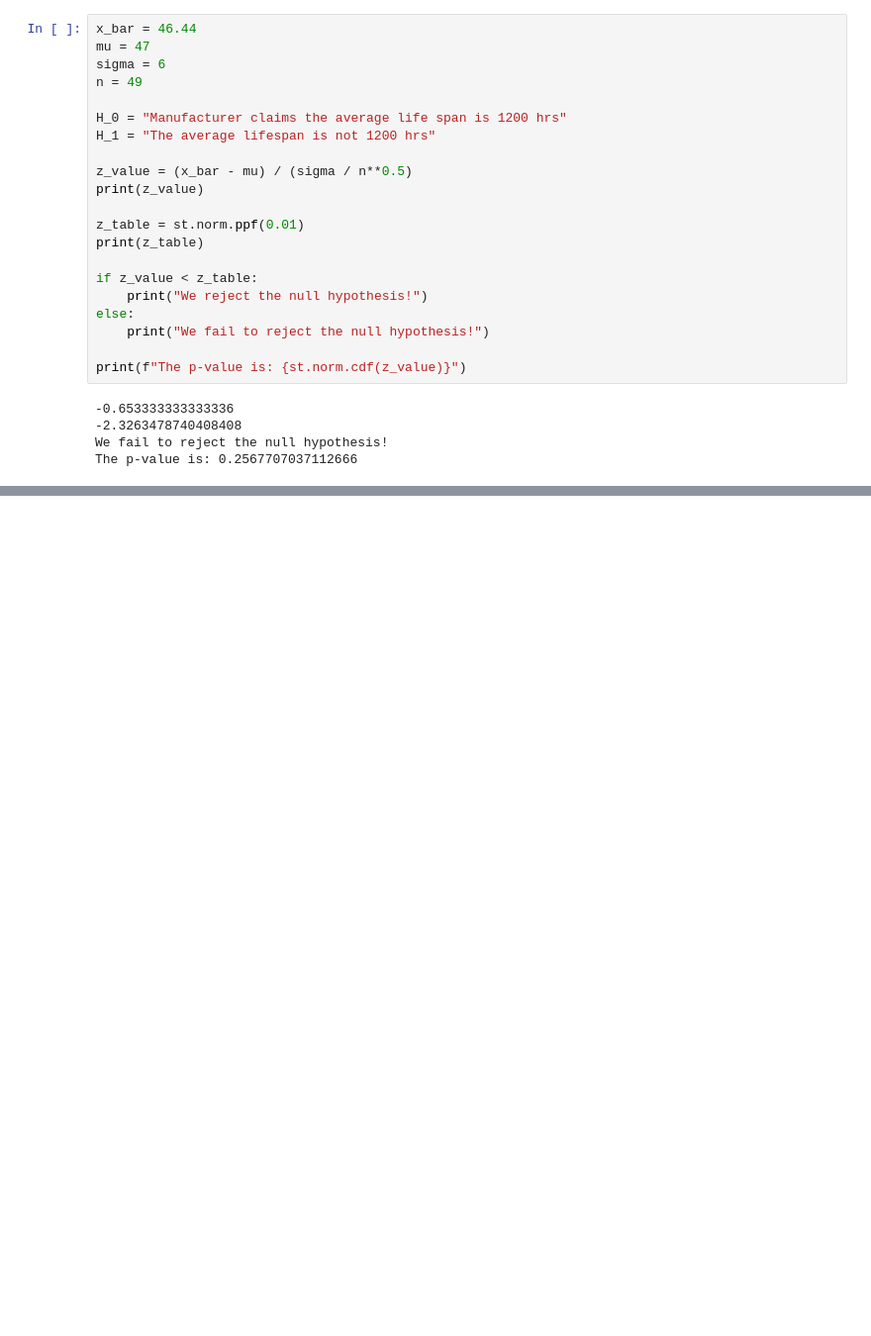
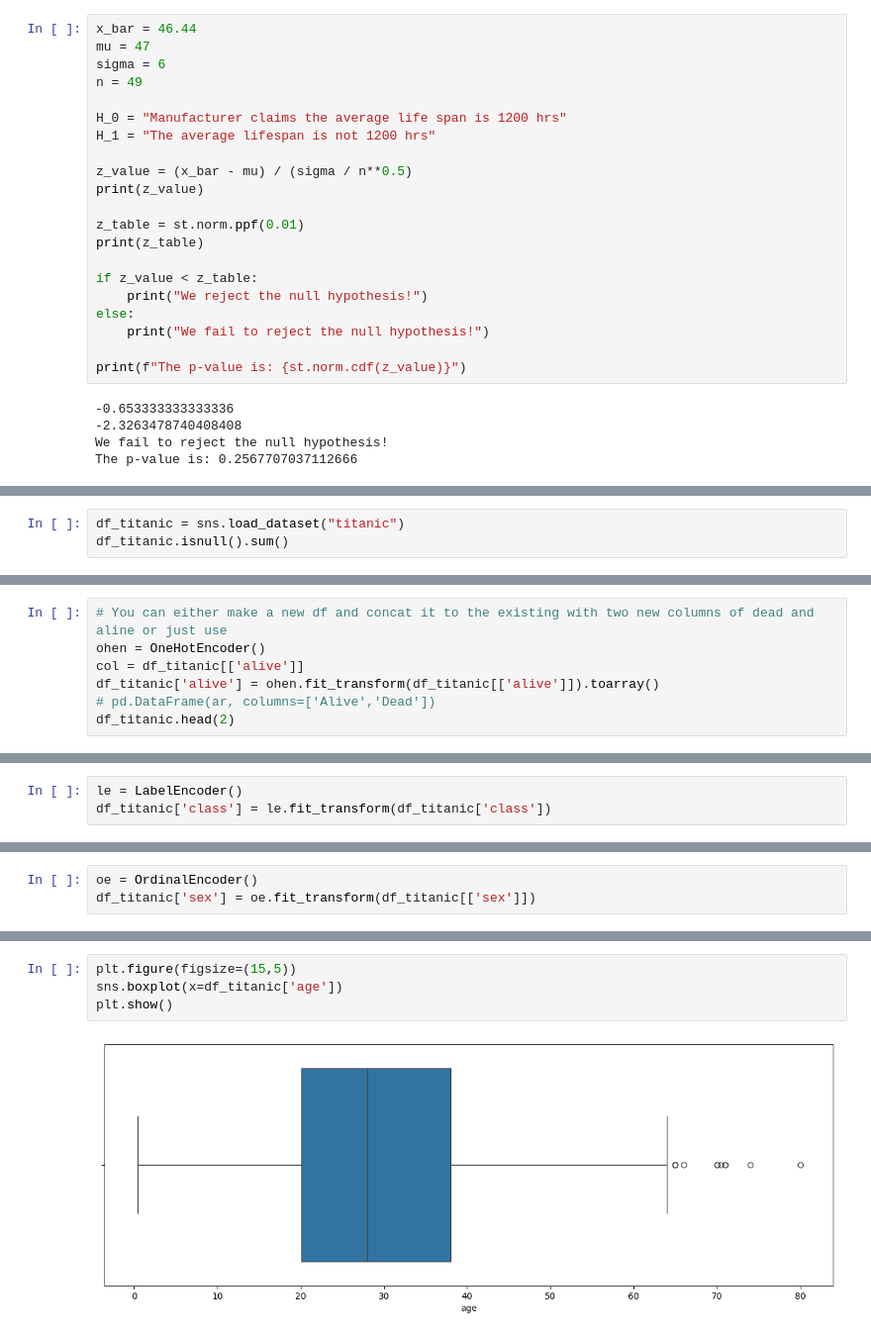
Before and after one commit to Shubhammer7/ML-PARK, a Jupyter notebook: Data Science and Machine Learning Bootcamp.ipynb, the cells around one changed output, grey strips where cells are left out. Shown: that part at 99% size. Cells and saved outputs as stored; diff of their text form; blank space fills up the shorter version.

```diff
--- a/Data Science and Machine Learning Bootcamp.ipynb
+++ b/Data Science and Machine Learning Bootcamp.ipynb
@@ -308,0 +517,3 @@ The p-value is: 0.2567707037112666
+# %%
+df_titanic = sns.load_dataset("titanic")
+df_titanic.isnull().sum()
@@ -308,0 +609,7 @@ The p-value is: 0.2567707037112666
+# %%
+# You can either make a new df and concat it to the existing with two new columns of dead and aline or just use
+ohen = OneHotEncoder()
+col = df_titanic[['alive']]
+df_titanic['alive'] = ohen.fit_transform(df_titanic[['alive']]).toarray()
+# pd.DataFrame(ar, columns=['Alive','Dead'])
+df_titanic.head(2)
@@ -308,0 +641,3 @@ The p-value is: 0.2567707037112666
+# %%
+le = LabelEncoder()
+df_titanic['class'] = le.fit_transform(df_titanic['class'])
@@ -308,0 +664,3 @@ The p-value is: 0.2567707037112666
+# %%
+oe = OrdinalEncoder()
+df_titanic['sex'] = oe.fit_transform(df_titanic[['sex']])
@@ -308,0 +693,6 @@ The p-value is: 0.2567707037112666
+# %%
+plt.figure(figsize=(15,5))
+sns.boxplot(x=df_titanic['age'])
+plt.show()
+# %% [output]
+[figure, added]
```
Also changed, not shown: parts of 72 cells of this notebook.
